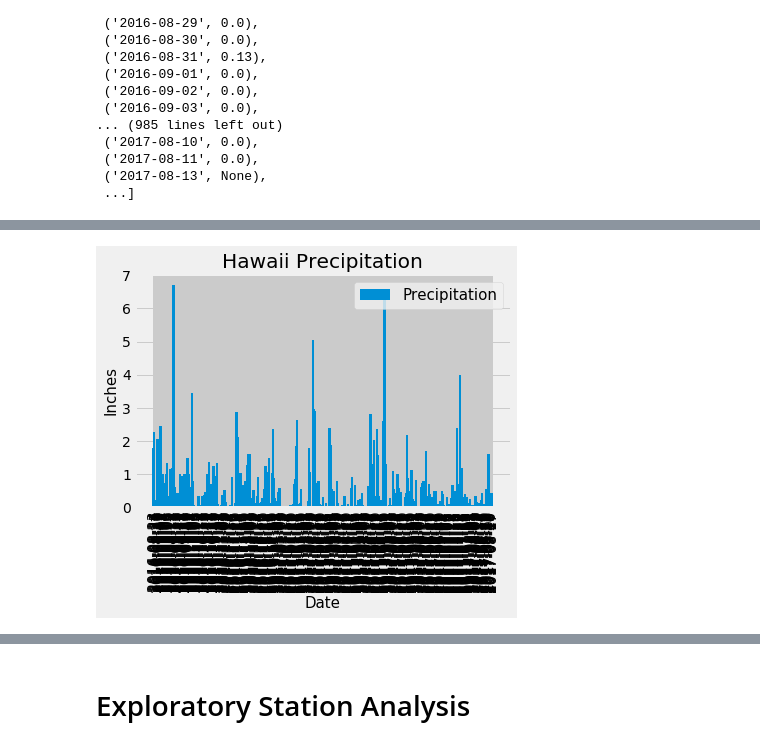
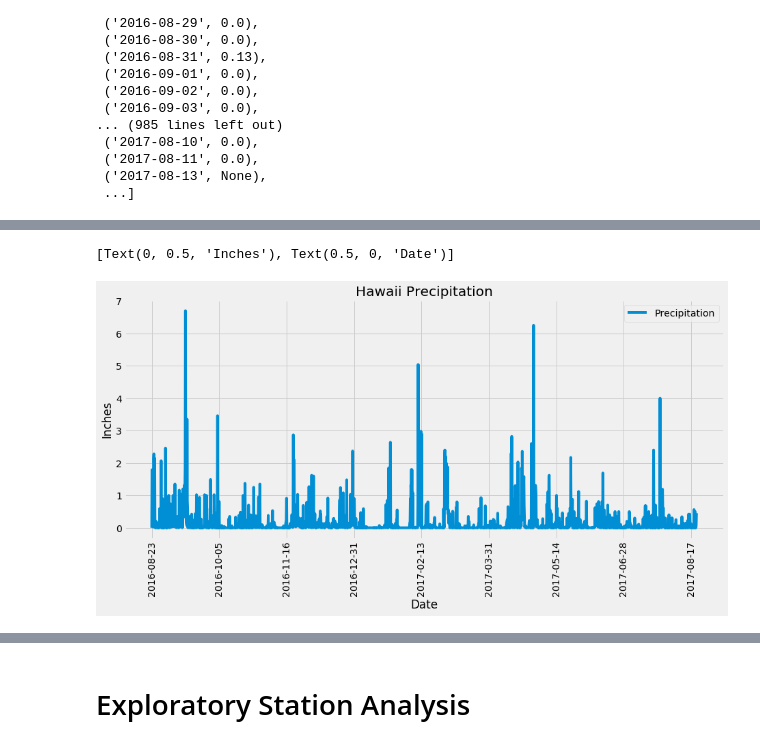
Before and after one commit to nithiyasuresh/sqlalchemy-challenge, a Jupyter notebook: climate_starter.ipynb, the cells around one changed output, grey strips where cells are left out. Cells and saved outputs as stored; diff of their text form; code cells hidden in the pictures.

```diff
--- a/climate_starter.ipynb
+++ b/climate_starter.ipynb
@@ -119,8 +131,8 @@ precip_score
 precip_df = pd.DataFrame(precip_score, columns=['Date', 'Precipitation'])
 
 precip_df.set_index('Date', inplace =True)
-precip_df.sort_values(by=['Date'])
-precip_df
+df=precip_df.sort_values(by=['Date']).dropna()
+df.head()
 # %% [output]
 |  | Precipitation |
 | Date |  |
@@ -139,17 +144,10 @@ precip_df
 # %%
 # Use Pandas Plotting with Matplotlib to plot the data
-# fig, ax = plt.subplots(figsize=(14, 7))
-
-plt.bar(precip_df.index, precip_df['Precipitation'],width=2.5)
-plt.xticks(rotation=90)
-plt.title('Hawaii Precipitation')
-plt.xlabel('Date',fontsize =15)
-plt.ylabel('Inches',fontsize =15)
-# plt.xticks(rotation=45)
-plt.legend(['Precipitation'],fontsize =15)
-
-plt.show()
+# # fig, ax = plt.subplots(figsize=(14, 7))
+df.plot(title='Hawaii Precipitation', rot=90,
+         figsize=(14,6)).set(xlabel='Date', ylabel='Inches')
 # %% [output]
+[Text(0, 0.5, 'Inches'), Text(0.5, 0, 'Date')]
-[figure, old version]
+[figure, new version]
 # %%
 # Use Pandas to calculate the summary statistics for the precipitation data
```
Also changed, not shown: parts of 13 cells of this notebook, 2 other files.
